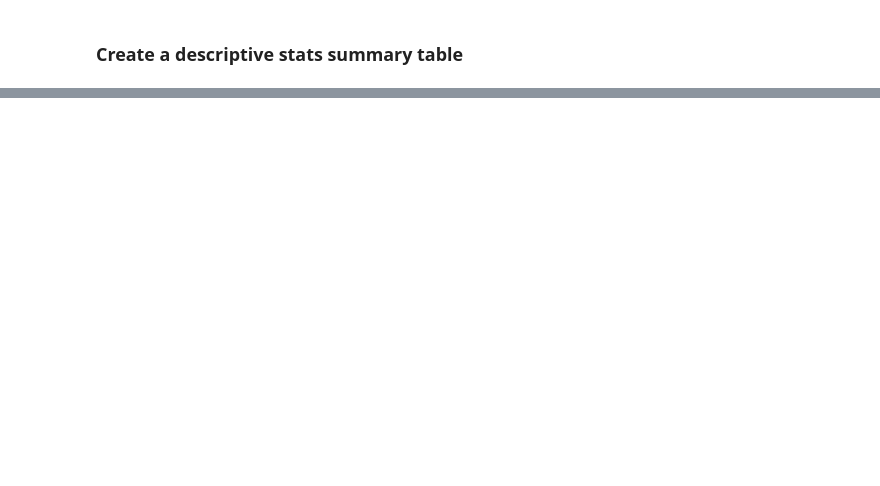
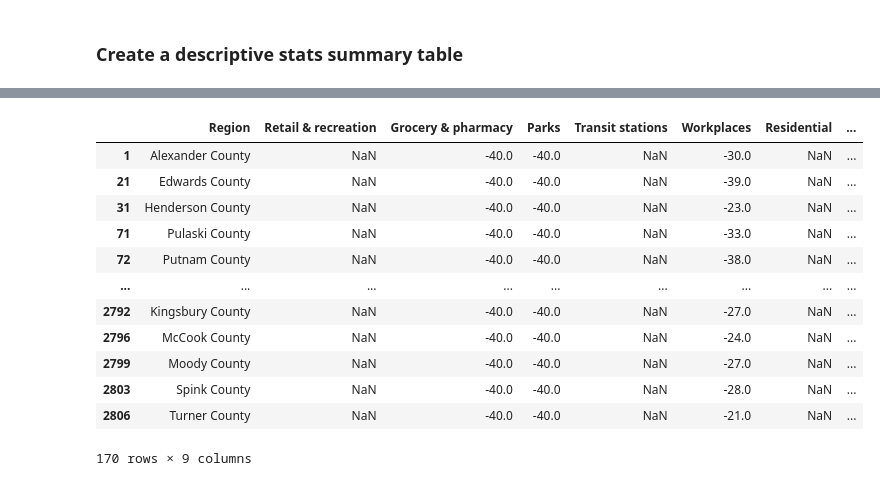
Before and after one commit to butlerbt/COVID-Mobiity, a Jupyter notebook: notebooks/EDA.ipynb, the cells around one changed output, grey strips where cells are left out. Cells and saved outputs as stored; diff of their text form; code cells hidden in the pictures; blank space fills up the shorter version.

```diff
--- a/notebooks/EDA.ipynb
+++ b/notebooks/EDA.ipynb
@@ -75,0 +118,16 @@ sum_df.head()
+# %%
+df.loc[(df['Grocery & pharmacy']==-40)]
+# %% [output]
+|  | Region | Retail & recreation | Grocery & pharmacy | Parks | Transit stations | Workplaces | Residential | ... |
+| 1 | Alexander County | NaN | -40.0 | -40.0 | NaN | -30.0 | NaN | ... |
+| 21 | Edwards County | NaN | -40.0 | -40.0 | NaN | -39.0 | NaN | ... |
+| 31 | Henderson County | NaN | -40.0 | -40.0 | NaN | -23.0 | NaN | ... |
+| 71 | Pulaski County | NaN | -40.0 | -40.0 | NaN | -33.0 | NaN | ... |
+| 72 | Putnam County | NaN | -40.0 | -40.0 | NaN | -38.0 | NaN | ... |
+| ... | ... | ... | ... | ... | ... | ... | ... | ... |
+| 2792 | Kingsbury County | NaN | -40.0 | -40.0 | NaN | -27.0 | NaN | ... |
+| 2796 | McCook County | NaN | -40.0 | -40.0 | NaN | -24.0 | NaN | ... |
+| 2799 | Moody County | NaN | -40.0 | -40.0 | NaN | -27.0 | NaN | ... |
+| 2803 | Spink County | NaN | -40.0 | -40.0 | NaN | -28.0 | NaN | ... |
+| 2806 | Turner County | NaN | -40.0 | -40.0 | NaN | -21.0 | NaN | ... |
+170 rows × 9 columns
```
Also changed, not shown: parts of 6 cells of this notebook, 2 other files.
